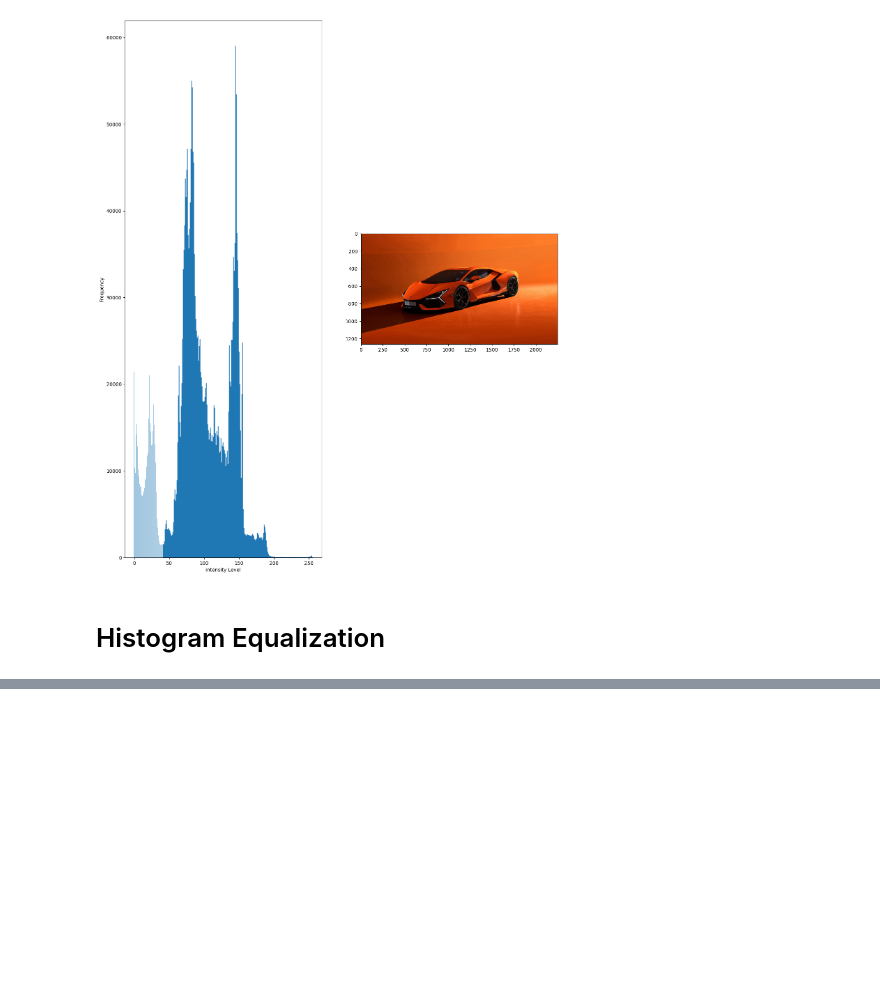
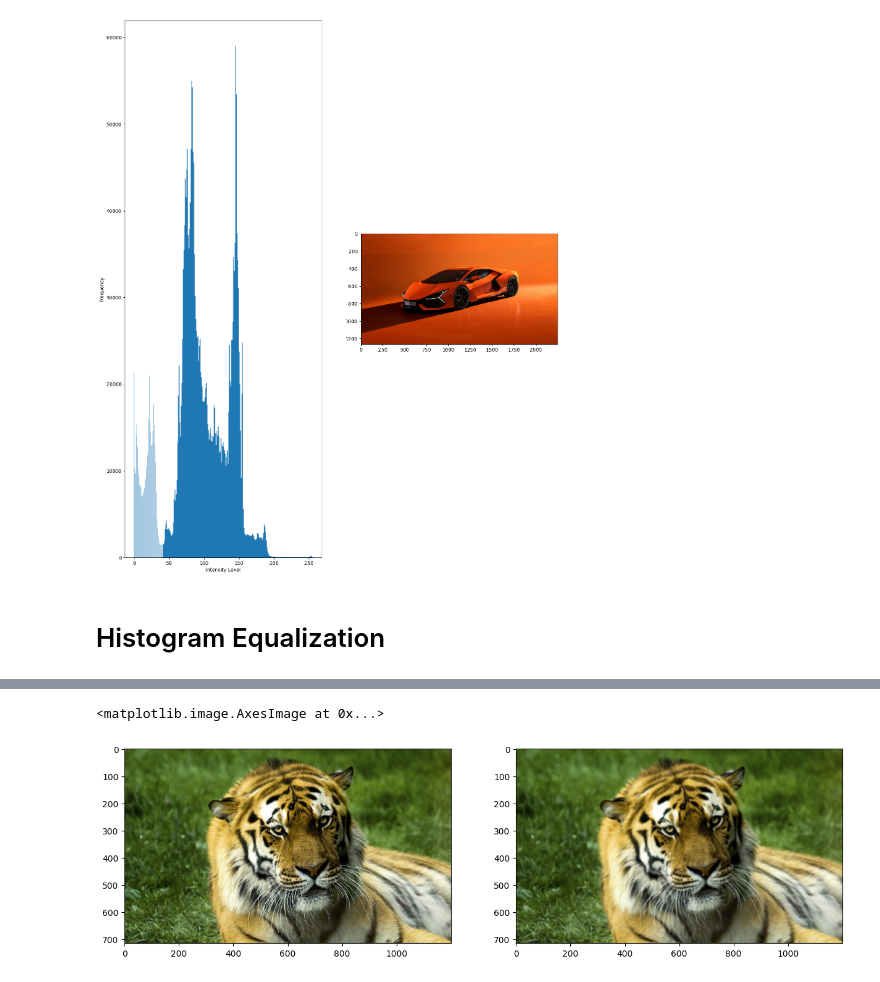
Before and after one commit to piag13/Computer_vision, a Jupyter notebook: lab1.ipynb, the cells around one changed output, grey strips where cells are left out. Drawn from its saved outputs; the diff is of its cells as text; code cells hidden in the pictures; blank space fills up the shorter version.

```diff
--- a/lab1.ipynb
+++ b/lab1.ipynb
@@ -175,0 +208,30 @@ plt.show()
+# %%
+def blur_image_mean(image: np.ndarray, kernel_size: int, option: str) -> np.ndarray:
+    if option =='Mean':
+        blur_image = cv2.blur(image, (kernel_size, kernel_size))
+
+    elif option == 'Gaussian':
+        blur_image = cv2.GaussianBlur(image, (kernel_size, kernel_size), 10)
+
+    elif option == 'Median':
+        blur_image = cv2.medianBlur(image, kernel_size)
+
+    return blur_image
+# %%
+image = cv2.imread('Tigre.jpg')
+image = cv2.cvtColor(image, cv2.COLOR_BGR2RGB)
+res_1 = blur_image_mean(image, 5, 'Mean')
+res_2 = blur_image_mean(image, 5, 'Gaussian')
+res_3 = blur_image_mean(image, 5, 'Median')
+plt.figure(figsize=(15, 15))
+plt.subplot(1, 2, 1)
+plt.imshow(image)
+# plt.subplot(1, 4, 2)
+# plt.imshow(res_1)
+plt.subplot(1, 2, 2)
+plt.imshow(res_2)
+# plt.subplot(1, 4, 4)
+# plt.imshow(res_3)
+# %% [output]
+<matplotlib.image.AxesImage at 0x...>
+[figure, added]
```
Also changed, not shown: parts of 7 cells of this notebook.
